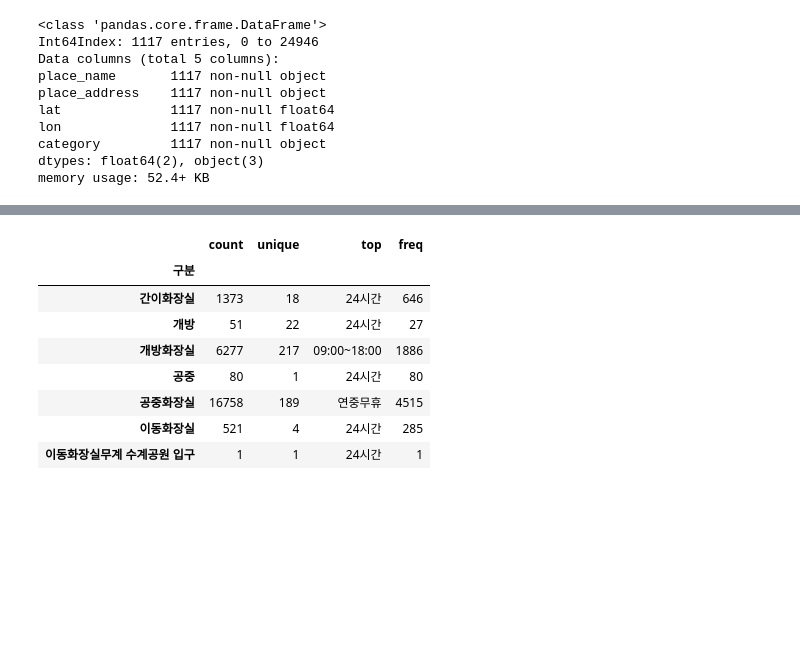
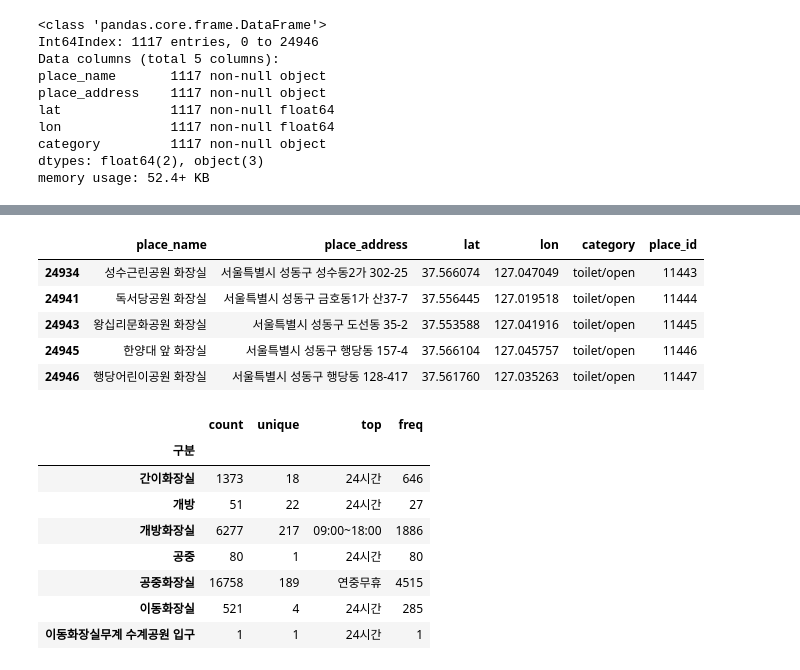
Before and after one commit to BigDataCampus/fresh, a Jupyter notebook: toilet_jmk.ipynb, the cells around one changed output, grey strips where cells are left out. Drawn from its saved outputs; the diff is of its cells as text; code cells hidden in the pictures; blank space fills up the shorter version.

```diff
--- a/toilet_jmk.ipynb
+++ b/toilet_jmk.ipynb
@@ -272,3 +289,12 @@ memory usage: 52.4+ KB
+# %%
+seoul2.tail()
+# %% [output]
+|  | place_name | place_address | lat | lon | category | place_id |
+| 24934 | 성수근린공원 화장실 | 서울특별시 성동구 성수동2가 302-25 | 37.566074 | 127.047049 | toilet/open | 11443 |
+| 24941 | 독서당공원 화장실 | 서울특별시 성동구 금호동1가 산37-7 | 37.556445 | 127.019518 | toilet/open | 11444 |
+| 24943 | 왕십리문화공원 화장실 | 서울특별시 성동구 도선동 35-2 | 37.553588 | 127.041916 | toilet/open | 11445 |
+| 24945 | 한양대 앞 화장실 | 서울특별시 성동구 행당동 157-4 | 37.566104 | 127.045757 | toilet/open | 11446 |
+| 24946 | 행당어린이공원 화장실 | 서울특별시 성동구 행당동 128-417 | 37.561760 | 127.035263 | toilet/open | 11447 |
 # %%
 ss.describe()
 # %% [output]
```
Also changed, not shown: parts of 4 cells of this notebook, 1 other file.
